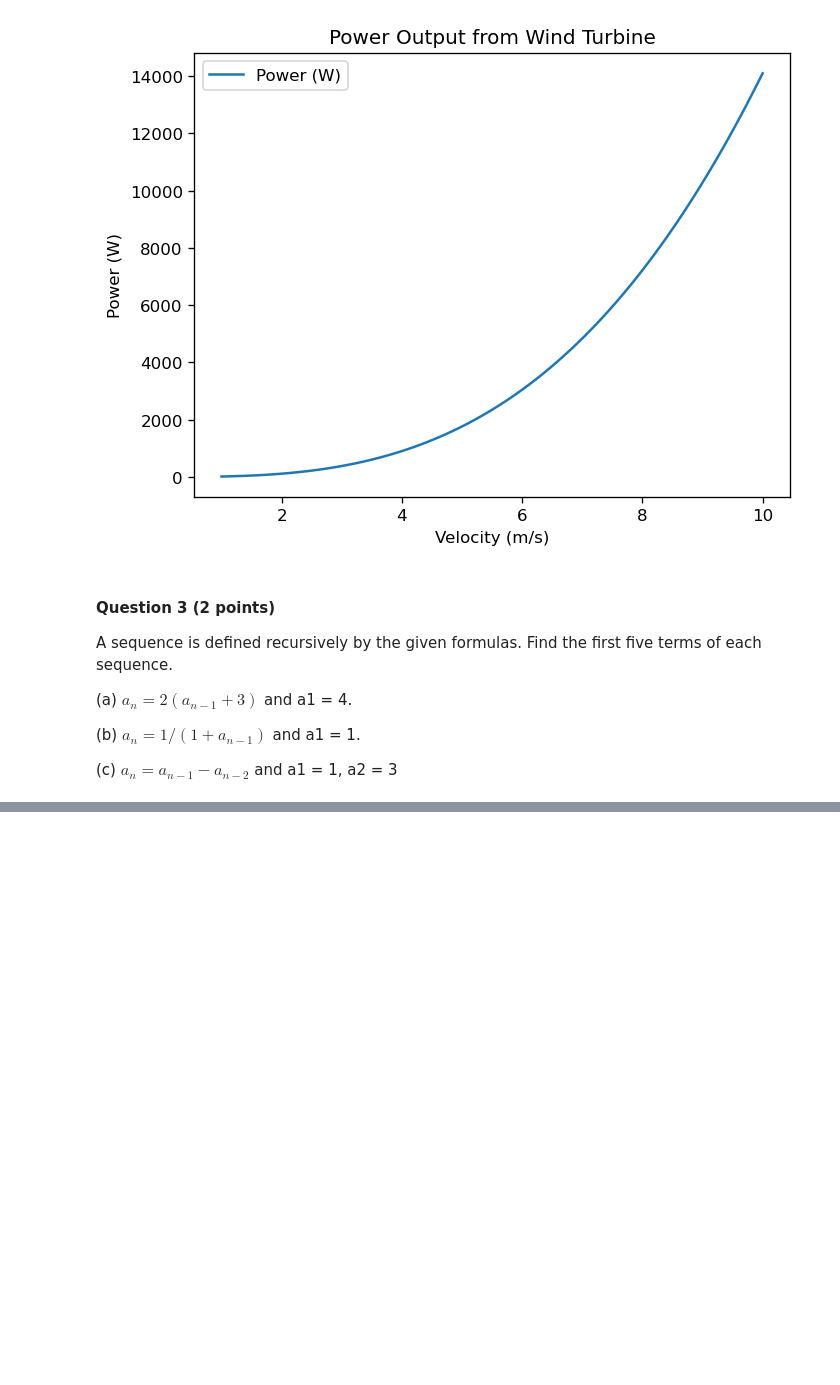
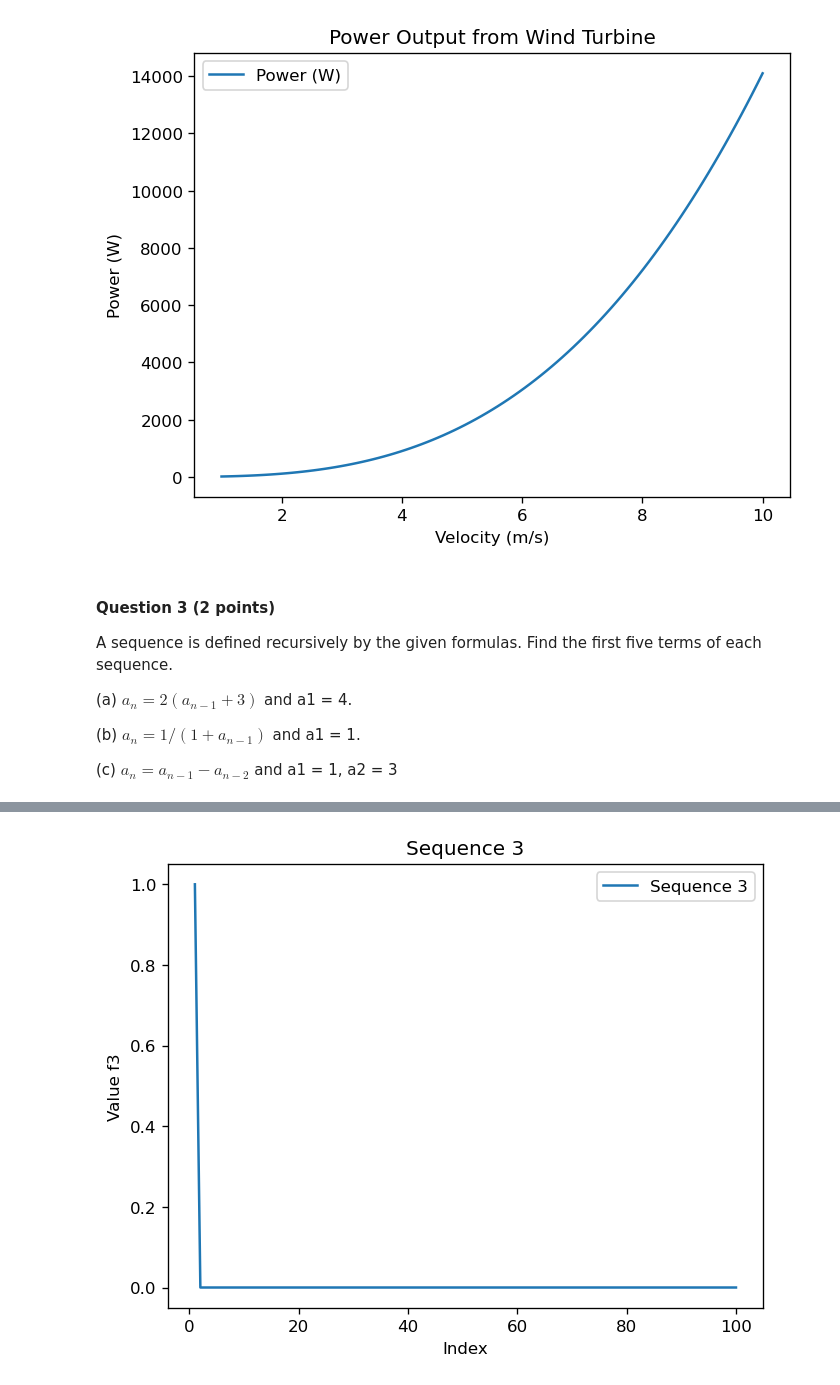
Before and after one commit to robwhite-lis/complexity_quizzes, a Jupyter notebook: Quizz1.ipynb, the cells around one changed output, grey strips where cells are left out. Drawn from its saved outputs; the diff is of its cells as text; code cells hidden in the pictures; blank space fills up the shorter version.

```diff
--- a/Quizz1.ipynb
+++ b/Quizz1.ipynb
@@ -176 +293,14 @@ Sequence generated by f3
+# %%
+xlist = np.linspace(1,100,100)
+ylist = data
+# %%
+plt.figure(num=0,dpi=120)
+plt.plot(xlist,ylist, label="Sequence 3")
+plt.title("Sequence 3")
+plt.xlabel("Index")
+plt.ylabel("Value f3")
+plt.legend()
+plt.show()
+# %% [output]
+[figure, added]
 # %% [markdown]
```
Also changed, not shown: parts of 16 cells of this notebook.
